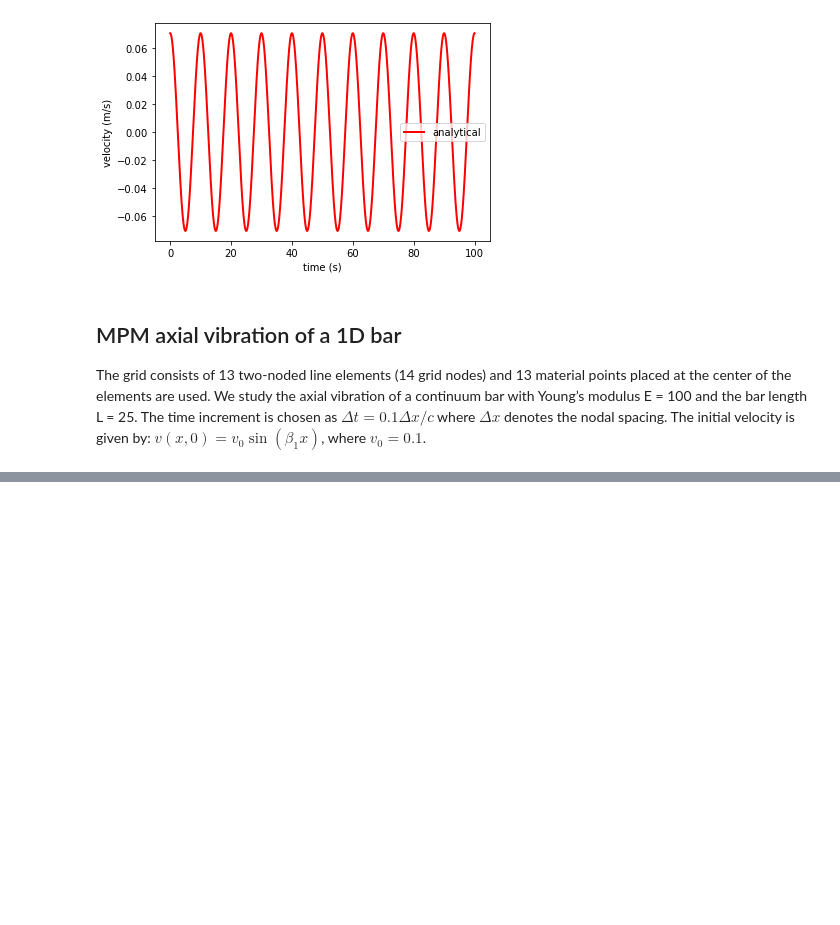
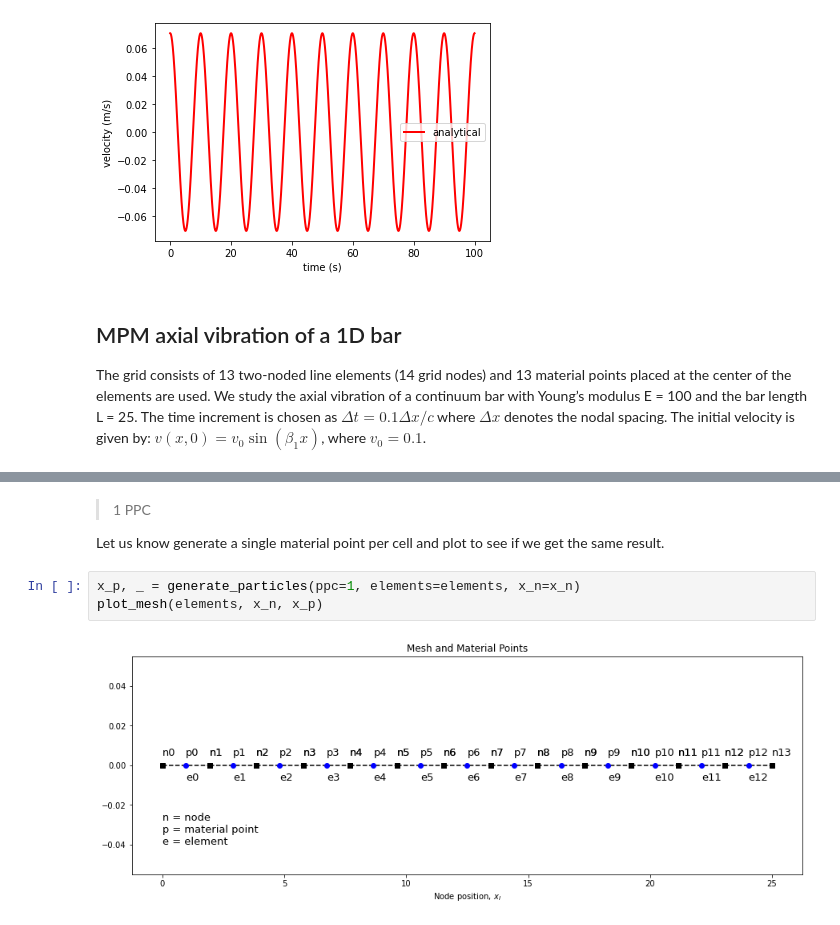
Before and after one commit to geoelements/LearnMPM, a Jupyter notebook: axial-vibration1d.ipynb, the cells around one changed output, grey strips where cells are left out. Drawn from its saved outputs; the diff is of its cells as text; blank space fills up the shorter version.

```diff
--- a/axial-vibration1d.ipynb
+++ b/axial-vibration1d.ipynb
@@ -211,0 +383,9 @@ plt.show()
+# %% [markdown]
+> 1 PPC
+
+Let us know generate a single material point per cell and plot to see if we get the same result.
+# %%
+x_p, _ = generate_particles(ppc=1, elements=elements, x_n=x_n)
+plot_mesh(elements, x_n, x_p)
+# %% [output]
+[figure, added]
```
Also changed, not shown: parts of 22 cells of this notebook.
